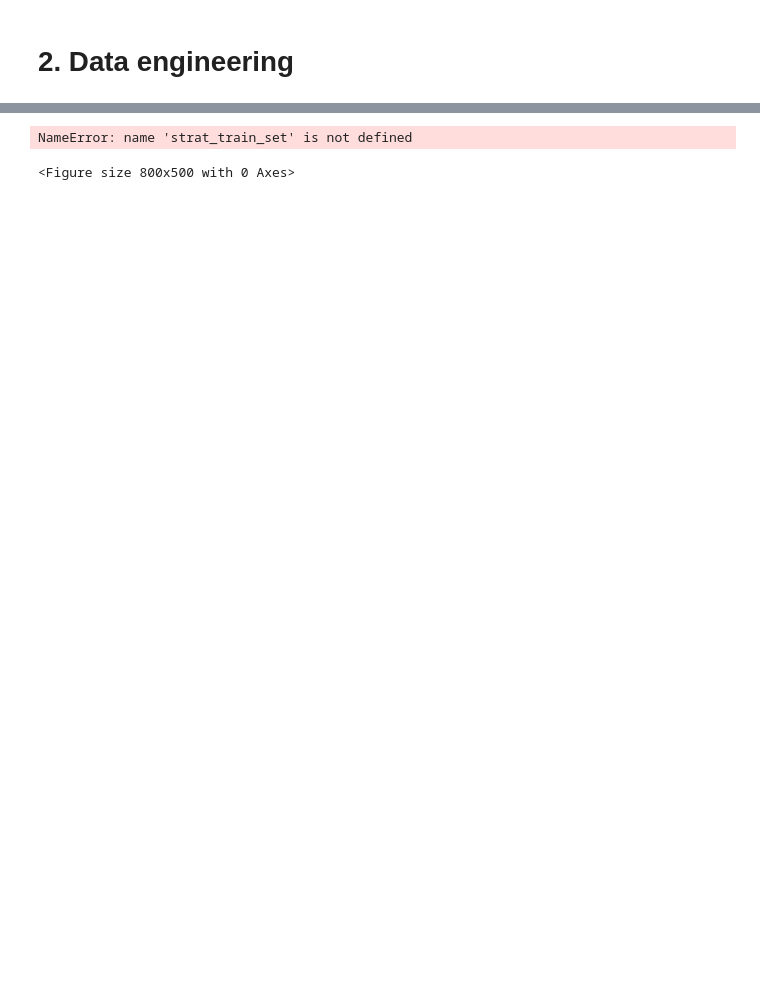
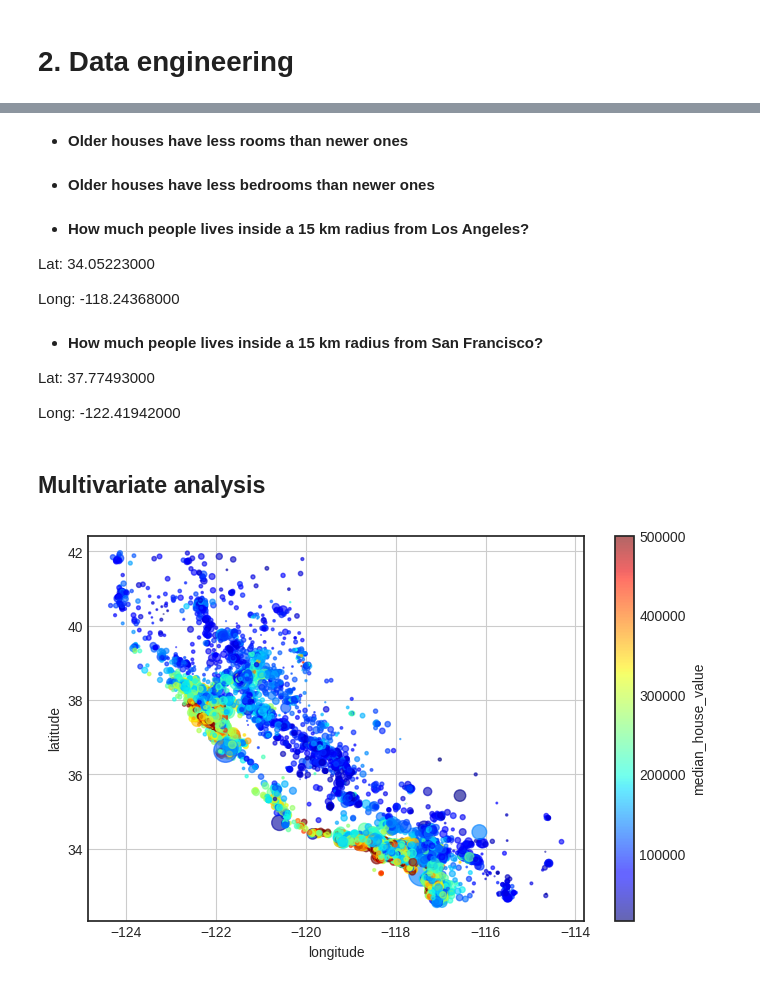
Before and after one commit to ezequielpf/california_house_pricing, a Jupyter notebook: Housing_02.ipynb, the cells around one changed output, grey strips where cells are left out. Drawn from its saved outputs; the diff is of its cells as text; code cells hidden in the pictures; blank space fills up the shorter version.

```diff
--- a/Housing_02.ipynb
+++ b/Housing_02.ipynb
@@ -126,14 +291,31 @@ sns.countplot(data=df_raw, x='ocean_proximity');
+# %% [markdown]
+- **Older houses have less rooms than newer ones**
+# %% [markdown]
+- **Older houses have less bedrooms than newer ones**
+# %% [markdown]
+- **How much people lives inside a 15 km radius from Los Angeles?**
+
+Lat: 34.05223000
+
+Long: -118.24368000
+# %% [markdown]
+- **How much people lives inside a 15 km radius from San Francisco?**
+
+Lat: 37.77493000
+
+Long: -122.41942000
+# %% [markdown]
+## Multivariate analysis
 # %%
 plt.figure(figsize=(8,5))
-plt.scatter(x=strat_train_set['longitude'], y=strat_train_set['latitude'],
-            alpha=0.8,
-            s=strat_train_set['population']/100,
-            c=strat_train_set['median_house_value'],
+plt.scatter(x=X_train['longitude'], y=X_train['latitude'],
+            alpha=0.6,
+            s=X_train['population']/100,
+            c=y_train,
             cmap=plt.get_cmap('jet'))
 plt.xlabel('longitude')
 plt.ylabel('latitude')
 plt.colorbar(label='median_house_value')
 plt.grid()
 # %% [output]
-NameError: name 'strat_train_set' is not defined
-<Figure size 800x500 with 0 Axes>
+[figure, added]
```
Also changed, not shown: parts of 35 cells of this notebook.
